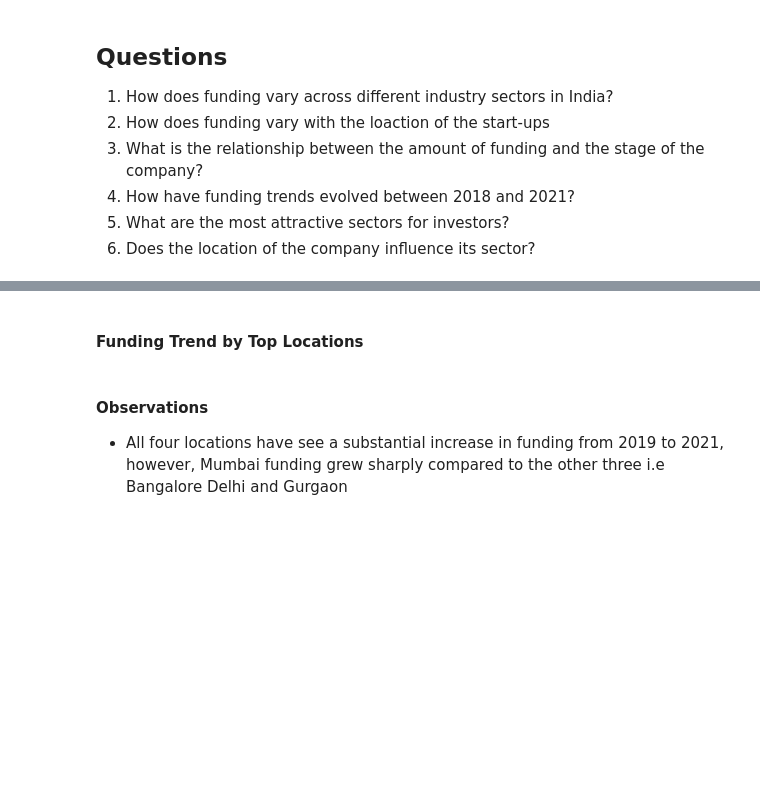
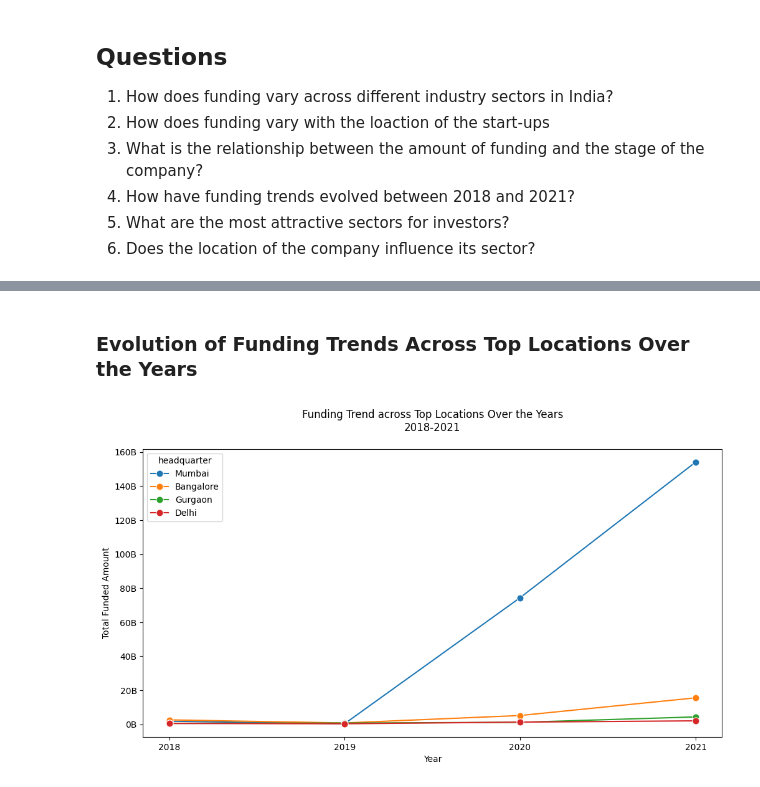
Before and after one commit to MurithiDenisGitobu/EDA-Indian-Startup-Funding, a Jupyter notebook: LP1_Project.ipynb.ipynb, the cells around one changed output, grey strips where cells are left out. Saved outputs shown, nothing was run; the diff lists cells and outputs as text; code cells hidden in the pictures; blank space fills up the shorter version.

```diff
--- a/LP1_Project.ipynb.ipynb
+++ b/LP1_Project.ipynb.ipynb
@@ -989,24 +991,21 @@ fig.show()
 # %% [markdown]
-#### **Funding Trend by Top Locations**
+### **Evolution of Funding Trends Across Top Locations Over the Years**
 # %%
-from matplotlib.dates import YearLocator
+# plot a line graph for the top four funded locations
 df['year'] = pd.to_datetime(df['year'], format='%Y')
 location_trend = df.groupby(['headquarter', 'year'])['amount'].sum().sort_values(ascending=False)
 top_locations = location_trend.groupby('headquarter').sum().nlargest(4).index
 # Filter the original DataFrame for the top 5 locations
 location_trend_top4 = location_trend[location_trend.index.get_level_values('headquarter').isin(top_locations)].reset_index()
-# Set 'year' as the index for the grouped data
-# Reset the index to use 'year' as a column
 location_trend_top4_reset = location_trend_top4.reset_index()
-
-# Create a line plot using Plotly Express
-fig = px.line(location_trend_top4_reset, x='year', y='amount', color='headquarter',
-              markers=True, title='Top 4 Locations Funding Trend Over the Years',
-              labels={'amount': 'Total Funded Amount'}, line_dash='headquarter')
-
-# Show the plot
-fig.show()
+# Create a line plot using Seaborn
+plt.figure(figsize=(12, 6))  # Adjust the figure size if needed
+ax = sns.lineplot(data=location_trend_top4_reset, x='year', y='amount', hue='headquarter', marker='o', markersize=8)
+plt.title('Funding Trend across Top Locations Over the Years\n2018-2021\n')
+plt.xlabel('Year')
+plt.ylabel('Total Funded Amount')
+ax.yaxis.set_major_formatter(FuncFormatter(lambda x, _: f'{int(x / 1e9)}B'))
+ax.xaxis.set_major_locator(YearLocator())
 plt.show()
+# %% [output]
+[figure, added]
-# %% [markdown]
-#### **Observations**
-- All four locations have see a substantial increase in funding from 2019 to 2021, however, Mumbai funding grew sharply compared to the other three i.e Bangalore Delhi and Gurgaon
```
Also changed, not shown: parts of 9 cells of this notebook.
